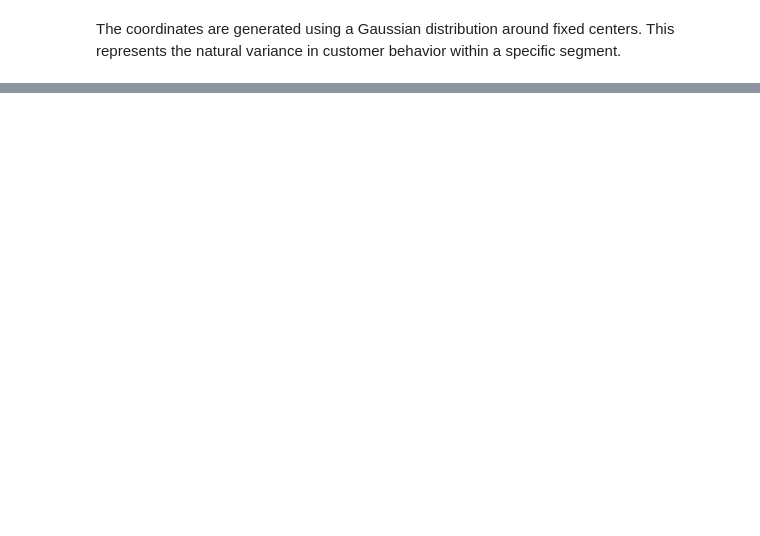
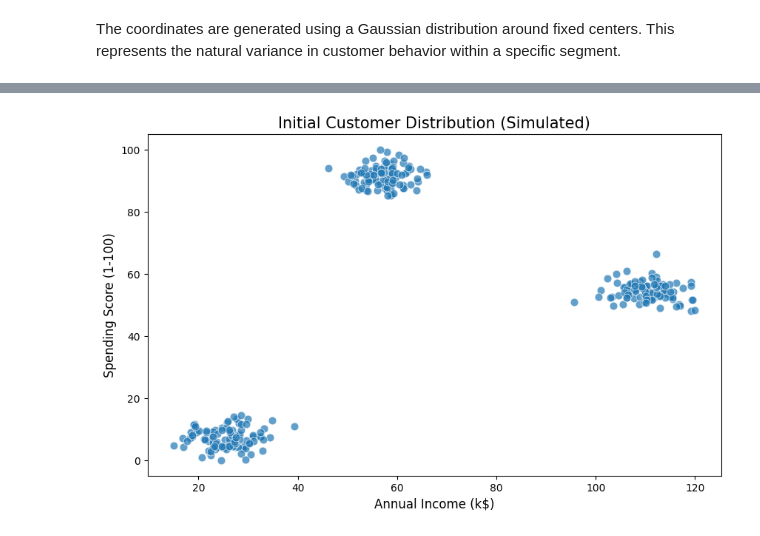
Before and after one commit to KalataBozukov/customer-segmentation-math, a Jupyter notebook: notebooks/01_simulation_and_theory.ipynb, the cells around one changed output, grey strips where cells are left out. Drawn from its saved outputs; the diff is of its cells as text; code cells hidden in the pictures; blank space fills up the shorter version.

```diff
--- a/notebooks/01_simulation_and_theory.ipynb
+++ b/notebooks/01_simulation_and_theory.ipynb
@@ -17,10 +29,8 @@ from sklearn.datasets import make_blobs
 # %%
-# Parameters for our simulation:
 n_customers = 300
 n_segments = 3
-random_seed = 42 # Ensures reproducibility of our results [cite: 132]
+random_seed = 42
 
-# Generating the spatial coordinates (X) and the ground truth labels (y)
 X, y_true = make_blobs(
     n_samples=n_customers,
     centers=n_segments,
@@ -28,11 +38,10 @@ X, y_true = make_blobs(
     random_state=random_seed
 )
 
-# Organizing the data into a Pandas DataFrame for professional handling [cite: 125, 134]
-df = pd.DataFrame(X, columns=['Annual_Income', 'Spending_Score'])
+df_simulated = pd.DataFrame(X, columns=['Annual_Income', 'Spending_Score'])
 
 print(f"Successfully generated a dataset with {n_customers} unique customer profiles.")
-print(df.head()) # Previewing the data as per best practices [cite: 134]
+print(df_simulated.head())
 # %% [output]
 Successfully generated a dataset with 300 unique customer profiles.
    Annual_Income  Spending_Score
@@ -54,0 +72,11 @@ The coordinates are generated using a Gaussian distribution around fixed centers
+# %%
+scaler = MinMaxScaler(feature_range=(0, 100))
+
+df_simulated[['Annual_Income', 'Spending_Score']] = scaler.fit_transform(
+    df_simulated[['Annual_Income', 'Spending_Score']]
+)
+
+df_simulated['Annual_Income'] = df_simulated['Annual_Income'] * 1.05 + 15
+
+print("Scaled Data Preview:")
+print(df_simulated.head())
@@ -54,0 +99,17 @@ The coordinates are generated using a Gaussian distribution around fixed centers
+# %%
+plt.figure(figsize=(10, 6))
+sns.scatterplot(
+    x='Annual_Income',
+    y='Spending_Score',
+    data=df_simulated,
+    s=60,
+    alpha=0.7,
+    edgecolor='w'
+)
+
+plt.title('Initial Customer Distribution (Simulated)', fontsize=15)
+plt.xlabel('Annual Income (k$)', fontsize=12)
+plt.ylabel('Spending Score (1-100)', fontsize=12)
+plt.show()
+# %% [output]
+[figure, added]
```
Also changed, not shown: parts of 8 cells of this notebook.
